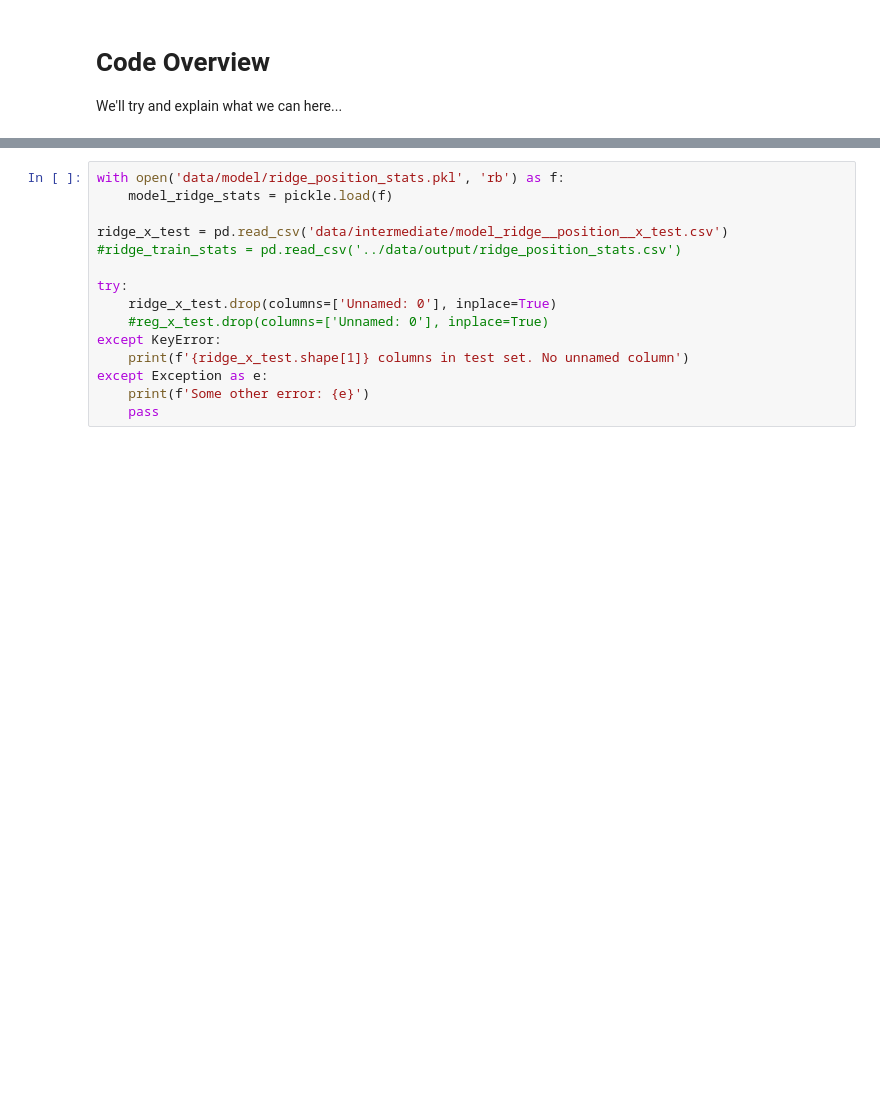
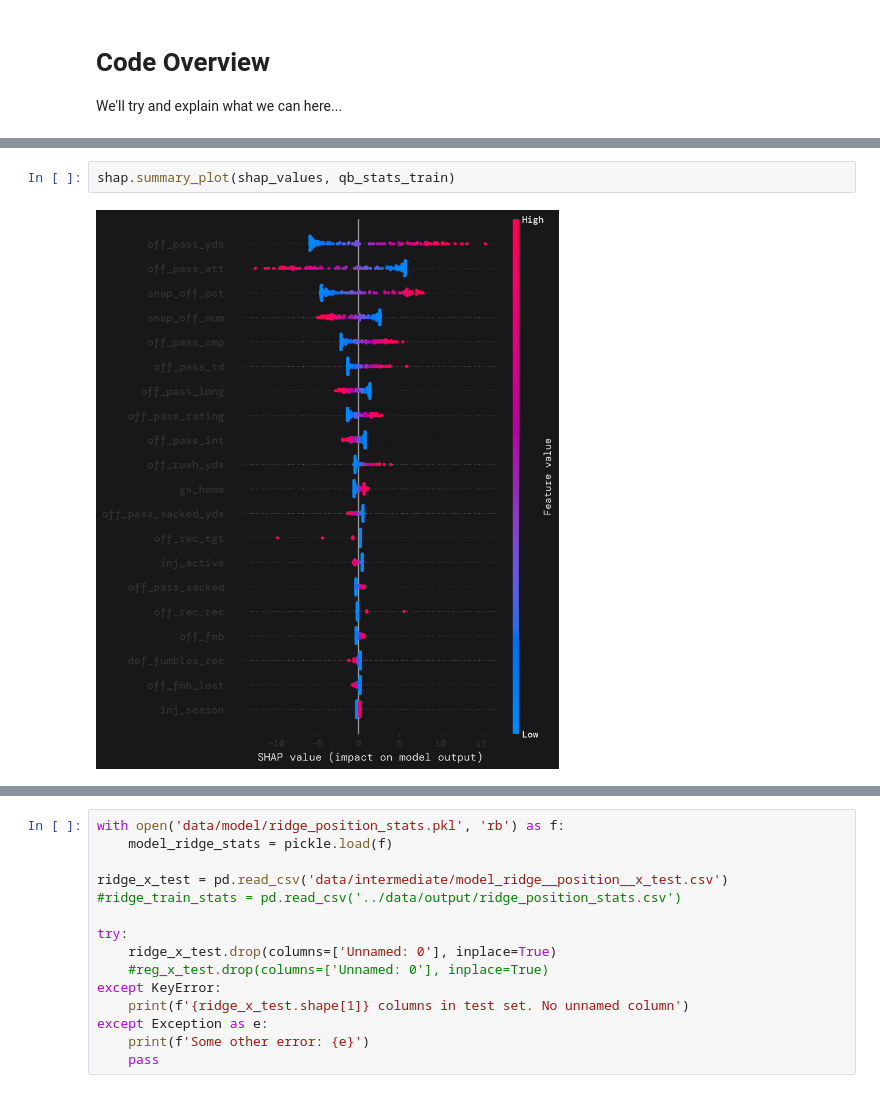
Before and after one commit to brownjrr/nfl_score_prediction, a Jupyter notebook: Model_Evaluation.ipynb, the cells around one changed output, grey strips where cells are left out. Drawn from its saved outputs; the diff is of its cells as text; blank space fills up the shorter version.

```diff
--- a/Model_Evaluation.ipynb
+++ b/Model_Evaluation.ipynb
@@ -14,0 +49,4 @@ plt.rcParams["font.family"] = "DM Mono"
+# %%
+shap.summary_plot(shap_values, qb_stats_train)
+# %% [output]
+[figure, added]
```
Also changed, not shown: parts of 13 cells of this notebook, 10 other files.
